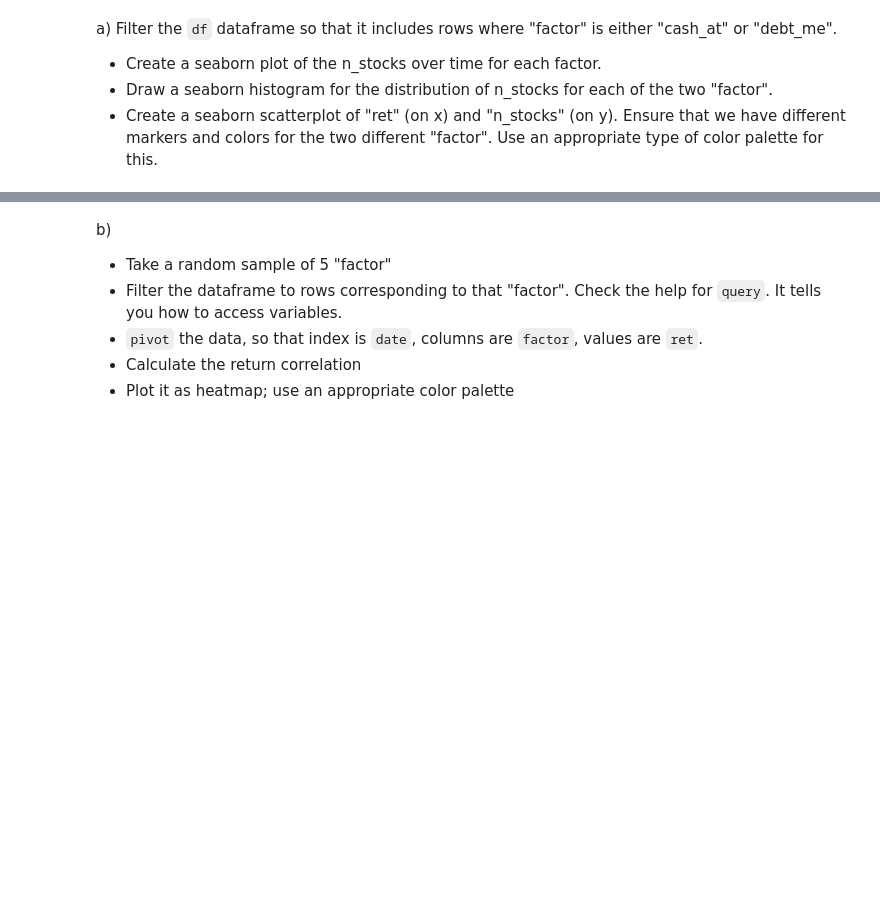
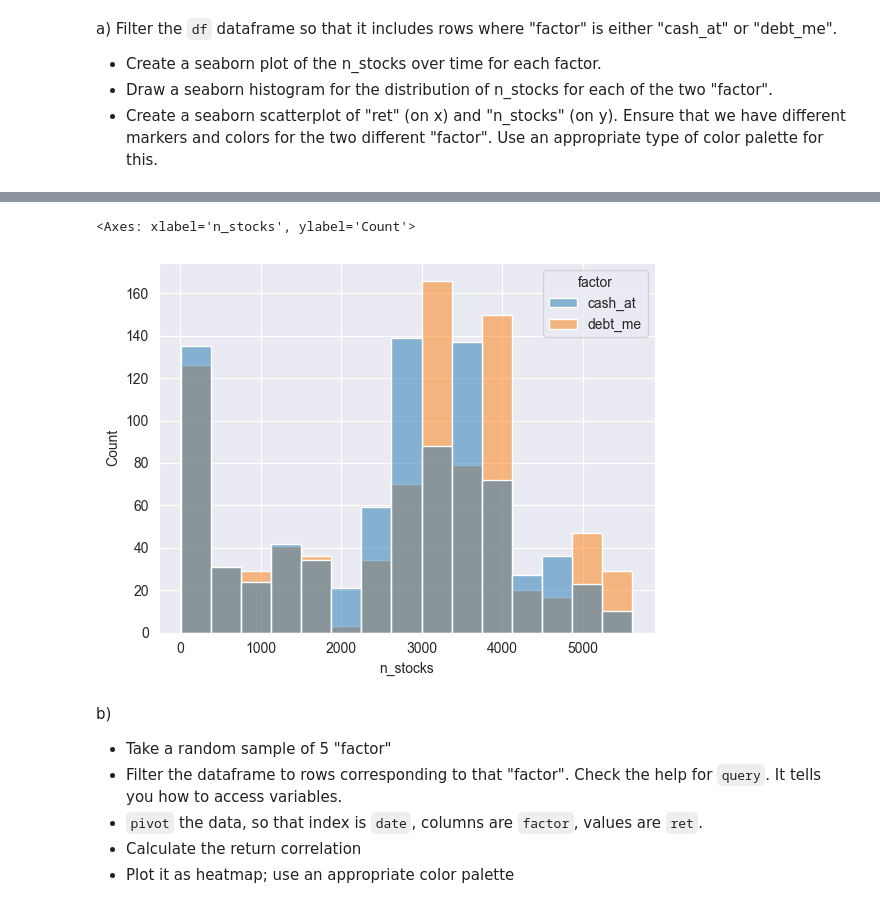
Before and after one commit to Segtanof/pyfin, a Jupyter notebook: 05_Data_Visualization.ipynb, the cells around one changed output, grey strips where cells are left out. Saved outputs shown, nothing was run; the diff lists cells and outputs as text; code cells hidden in the pictures; blank space fills up the shorter version.

```diff
--- a/05_Data_Visualization.ipynb
+++ b/05_Data_Visualization.ipynb
@@ -203,3 +204,8 @@ Filter the `df` dataframe so that it includes rows where "factor" is either "cas
+# %%
+sns.histplot(data= work_data, x = "n_stocks", hue="factor", alpha= 0.5)
+# %% [output]
+<Axes: xlabel='n_stocks', ylabel='Count'>
+[figure, added]
 # %% [markdown]
 b)
 - Take a random sample of 5 "factor"
```
Also changed, not shown: parts of 6 cells of this notebook, 1 other file.
